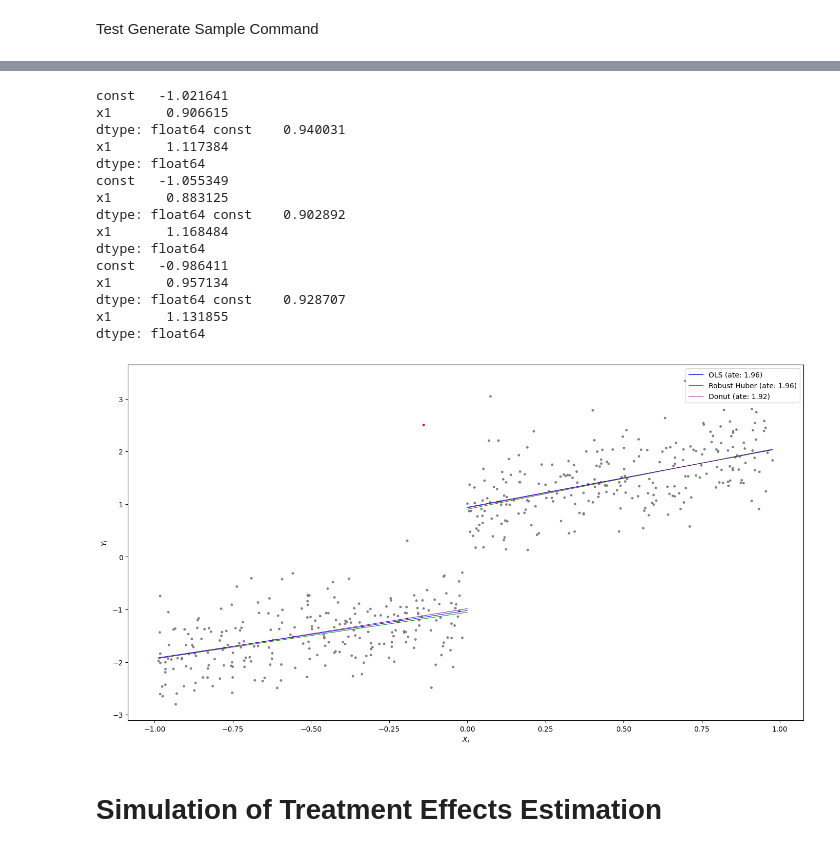
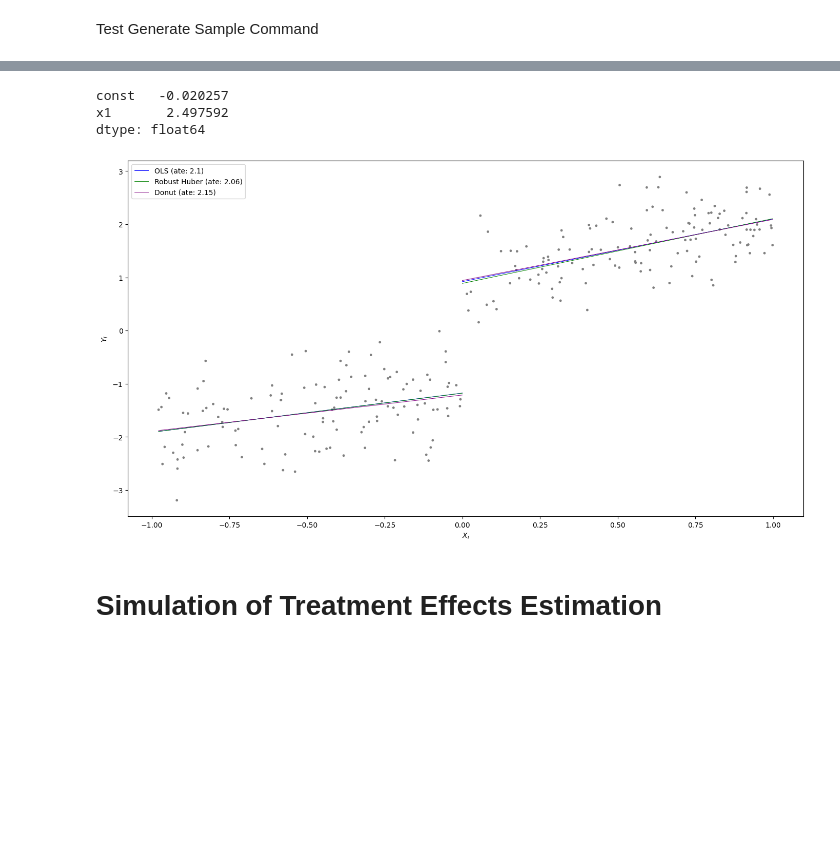
Before and after one commit to FranciscoPortilha/BSc2-Thesis---Robust-RDD, a Jupyter notebook: dev.ipynb, the cells around one changed output, grey strips where cells are left out. Saved outputs shown, nothing was run; the diff lists cells and outputs as text; code cells hidden in the pictures; blank space fills up the shorter version.

```diff
--- a/dev.ipynb
+++ b/dev.ipynb
@@ -241,25 +241,30 @@ def genOutlier(Y, X, name, nOutliers=1, delta=0.1):
     Outliers = np.zeros_like(Y)
     if name == 'Simple':
         i = 0
-        found=True
-        for i in range(1,nOutliers):
+        for j in range(nOutliers):
+            print(j)
+            found=True
             while(found):
                 if (X[i] >= -delta) & (X[i] < 0):
                     Y[i] = 2.5
                     Outliers[i] = 1
                     found = False
+                    i=i+1
                 else:
                     i=i+1
 
     if name == 'Simple Outside':
         i = 0
-        found=True
-        for i in range(1,nOutliers):
+        for j in range(nOutliers):
+            print(j)
+            found=True
             while(found):
                 if (X[i] >= -2*delta) & (X[i] < -delta):
                     Y[i] = 2.5
                     Outliers[i] = 1
+                    print('found')
                     found = False
+                    i=i+1
                 else:
                     i=i+1
     return Y, Outliers
@@ -310,7 +315,8 @@ def genSample(name, n, tau=0, L=0, alpha=0, beta=0, outlier=False, outlierMethod
 
     # Print plot
     if printPlot == True:
-        plt.scatter(X,Y,s=6)
+        cmap = matplotlib.colors.LinearSegmentedColormap.from_list("", ["grey","red"])
+        plt.scatter(X,Y,s=6,c=sample.Outlier, cmap=cmap)
         plt.xlabel('$X_i$')
         plt.ylabel('$Y_i$')
 
@@ -319,6 +325,7 @@ def genSample(name, n, tau=0, L=0, alpha=0, beta=0, outlier=False, outlierMethod
 Test Generate Sample Command
 # %%
 # Options are: 'Noak', 'Basic', 'Basic Linear'
-sample = genSample('Basic Linear',1000,2,printPlot=True)
+sample = genSample('Basic Linear',250,tau=2,alpha=-1,beta=1,L=200,
+                   outlier=True,outlierMethod='Simple Outside', nOutliers=2,printPlot=True)
 #sample.to_csv('sample.csv')
 # %% [output]
@@ -357,6 +352,9 @@ def fit(name, sample, intercept, cutoff=0):
     if (name == 'Robust Huber'):
         res = sm.RLM(sample.Y,exog.to_numpy(),M=sm.robust.norms.HuberT())
 
+    elif (name == 'Robust Tuckey'):
+        res = sm.RLM(sample.Y,exog.to_numpy(),M=sm.robust.norms.TukeyBiweight())
+
     elif (name == 'OLS'):
         res = sm.OLS(sample.Y,exog.to_numpy())
 
@@ -366,7 +364,7 @@ def fit(name, sample, intercept, cutoff=0):
         res = sm.OLS(sample.Y,exog.to_numpy())
 
     else:
-        return NameError('Type of GDP is not recognised')
+        return NameError('Type of Estimation method is not recognised')
 
     res = res.fit()
     return res.params
@@ -377,8 +375,13 @@ def splitFit (name,sample,cutoff,intercept):
     sample_above = sample.loc[sample.X>cutoff]
     params_below = fit(name, sample_below,intercept=intercept)
     params_above = fit(name, sample_above,intercept=intercept)
-    print(params_below, params_above)
+    #print(params_below, params_above)
     return params_below, params_above
+
+def fitRD(name,sample,cutoff):
+    params_below, params_above  = splitFit(name,sample, cutoff, True)
+    tau =  params_above.iloc[0] - params_below.iloc[0]
+    return tau
 
 def plotSplitFitComparison(sample, cutoff, name1, name2="", name3=""):
     # Fit regressions
@@ -413,26 +416,18 @@ def plotSplitFitComparison(sample, cutoff, name1, name2="", name3=""):
         plt.plot(x_above,params3_above.iloc[0]+params3_above.iloc[1]*x_above, color ='purple', linewidth=0.7, label=name3+' (ate: ' +str(round(tau3,2))+')')
 
     plt.legend()
+# %%
+param = fit('Robust Huber',sample,True)
+print(param)
+# %% [output]
+const   -0.020257
+x1       2.497592
+dtype: float64
 # %%
-sample = genSample('Basic Linear',500,tau=2,alpha=-1,beta=1,L=200,
-                   outlier=True,outlierMethod='Simple Outside', nOutliers=2,printPlot=False)
+sample = genSample('Basic Linear',250,tau=2,alpha=-1,beta=1,L=200,
+                   outlier=False,outlierMethod='Simple Outside', nOutliers=2,printPlot=False)
 #sample['Xsq'] = sample.X**2
 plotSplitFitComparison(sample,0,'OLS','Robust Huber','Donut')
 # %% [output]
-const   -1.021641
-x1       0.906615
-dtype: float64 const    0.940031
-x1       1.117384
-dtype: float64
-const   -1.055349
-x1       0.883125
-dtype: float64 const    0.902892
-x1       1.168484
-dtype: float64
-const   -0.986411
-x1       0.957134
-dtype: float64 const    0.928707
-x1       1.131855
-dtype: float64
-[figure, old version]
+[figure, new version]
 # %%
```
Also changed, not shown: parts of 5 cells of this notebook.
